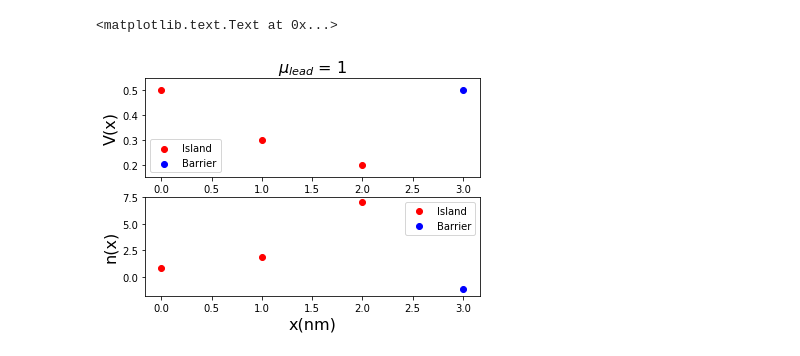
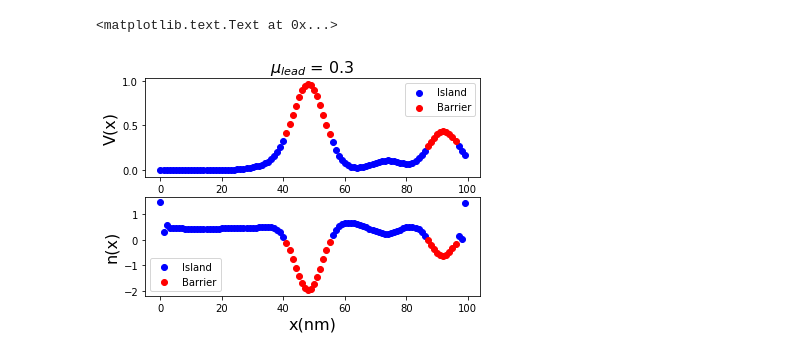
Before and after one commit to Quantumgame/quantum-ml, a Jupyter notebook: dot_classifier_tf/test.ipynb, the cells around one changed output. Saved outputs shown, nothing was run; the diff lists cells and outputs as text; code cells hidden in the pictures.

```diff
--- a/dot_classifier_tf/test.ipynb
+++ b/dot_classifier_tf/test.ipynb
@@ -9,40 +10,40 @@ reload(potential)
 import classify_tf
 reload(classify_tf)
 
-x = np.arange(4)
-#y = potential.init_ndot(x,1)
+x = np.arange(100)
+y = potential.init_ndot(x,5)
 
-#V = y
-V = np.array([0.5, 0.3,0.2, 0.5])
+V = y
+#V = np.array([0.5, 0.3,0.2, 0.5])
 K = classify_tf.create_K_matrix(x,E_scale=0.1,sigma=(x[1] - x[0]))
 #K = np.identity(len(x))
-mu = 1
+mu = 0.3
 n = classify_tf.solve_thomas_fermi_fixed_mu(x,V,K,mu)
 
 
 def classify_n(n,tol=1e-1):
     if n < 0:
         return 'b'
     else:
         return 'd'
 mask = map(classify_n,n)
 
 islands = np.where(n > 0)
 barriers = np.where(n < 0)
 
 fig,axarr = plt.subplots(2)
-axarr[0].scatter(x[islands],V[islands],color='r')
-axarr[0].scatter(x[barriers],V[barriers],color='b')
+axarr[0].scatter(x[islands],V[islands],color='b')
+axarr[0].scatter(x[barriers],V[barriers],color='r')
 axarr[0].legend(('Island','Barrier'))
 axarr[0].set_xlabel('x(nm)',fontsize=16)
 axarr[0].set_ylabel('V(x)',fontsize=16)
 axarr[0].set_title(r'$\mu_{lead}$ = ' + str(mu),fontsize=16)
 
-ar = axarr[1].scatter(x[islands],n[islands],color='r')
-ar = axarr[1].scatter(x[barriers],n[barriers],color='b')
+ar = axarr[1].scatter(x[islands],n[islands],color='b')
+ar = axarr[1].scatter(x[barriers],n[barriers],color='r')
 axarr[1].legend(('Island','Barrier'))
 axarr[1].set_xlabel('x(nm)',fontsize=16)
 axarr[1].set_ylabel('n(x)',fontsize=16)
 # %% [output]
 <matplotlib.text.Text at 0x...>
-[figure, old version]
+[figure, new version]
```
Also changed, not shown: parts of 1 cell of this notebook, 5 other files.
